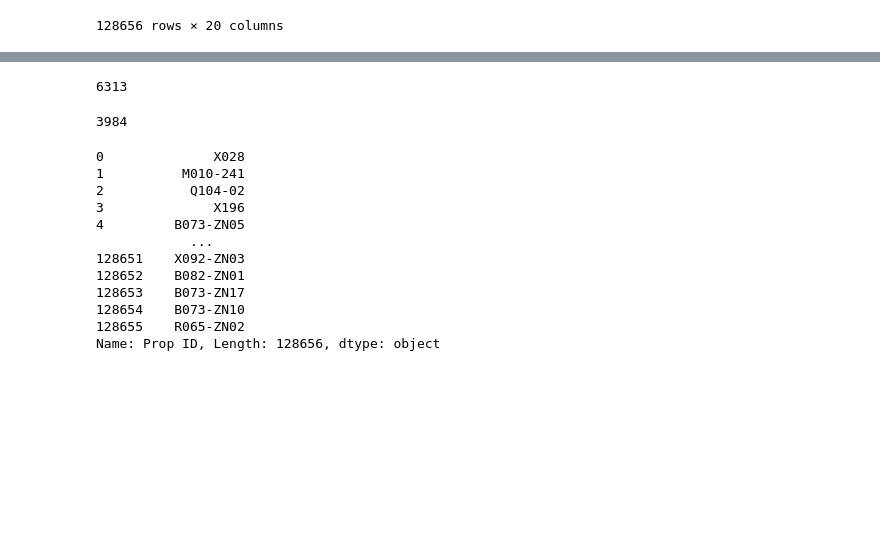
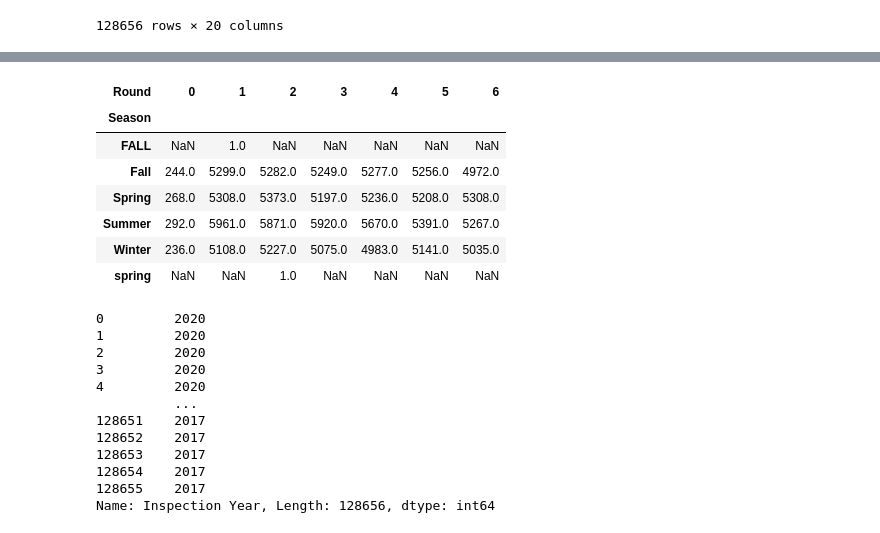
Before and after one commit to sajinashresthacoding/parks-grades, a Jupyter notebook: Parks-grades-analysis.ipynb, the cells around one changed output, grey strips where cells are left out. Drawn from its saved outputs; the diff is of its cells as text; code cells hidden in the pictures; blank space fills up the shorter version.

```diff
--- a/Parks-grades-analysis.ipynb
+++ b/Parks-grades-analysis.ipynb
@@ -74,23 +21,28 @@ memory usage: 1.2+ MB
-# %%
-df_mp["Prop ID"].nunique()
-# %% [output]
-6313
-# %%
-df_PIP["Prop ID"].nunique()
-# %% [output]
-3984
-# %%
-df_PIP["Prop ID"]
-# %% [output]
-0              X028
-1          M010-241
-2           Q104-02
-3              X196
-4         B073-ZN05
-            ...
-128651    X092-ZN03
-128652    B082-ZN01
-128653    B073-ZN17
-128654    B073-ZN10
-128655    R065-ZN02
-Name: Prop ID, Length: 128656, dtype: object
+# %%
+##confirming that there is a number specific round to the seasons
+df_grades[['Season' , 'Round']].value_counts().unstack()
+# %% [output]
+| Round | 0 | 1 | 2 | 3 | 4 | 5 | 6 |
+| Season |  |  |  |  |  |  |  |
+| FALL | NaN | 1.0 | NaN | NaN | NaN | NaN | NaN |
+| Fall | 244.0 | 5299.0 | 5282.0 | 5249.0 | 5277.0 | 5256.0 | 4972.0 |
+| Spring | 268.0 | 5308.0 | 5373.0 | 5197.0 | 5236.0 | 5208.0 | 5308.0 |
+| Summer | 292.0 | 5961.0 | 5871.0 | 5920.0 | 5670.0 | 5391.0 | 5267.0 |
+| Winter | 236.0 | 5108.0 | 5227.0 | 5075.0 | 4983.0 | 5141.0 | 5035.0 |
+| spring | NaN | NaN | 1.0 | NaN | NaN | NaN | NaN |
+# %%
+##double checking that the panda is reading all the years correctly
+df_grades['Inspection Year']
+# %% [output]
+0         2020
+1         2020
+2         2020
+3         2020
+4         2020
+          ...
+128651    2017
+128652    2017
+128653    2017
+128654    2017
+128655    2017
+Name: Inspection Year, Length: 128656, dtype: int64
```
Also changed, not shown: parts of 16 cells of this notebook.
